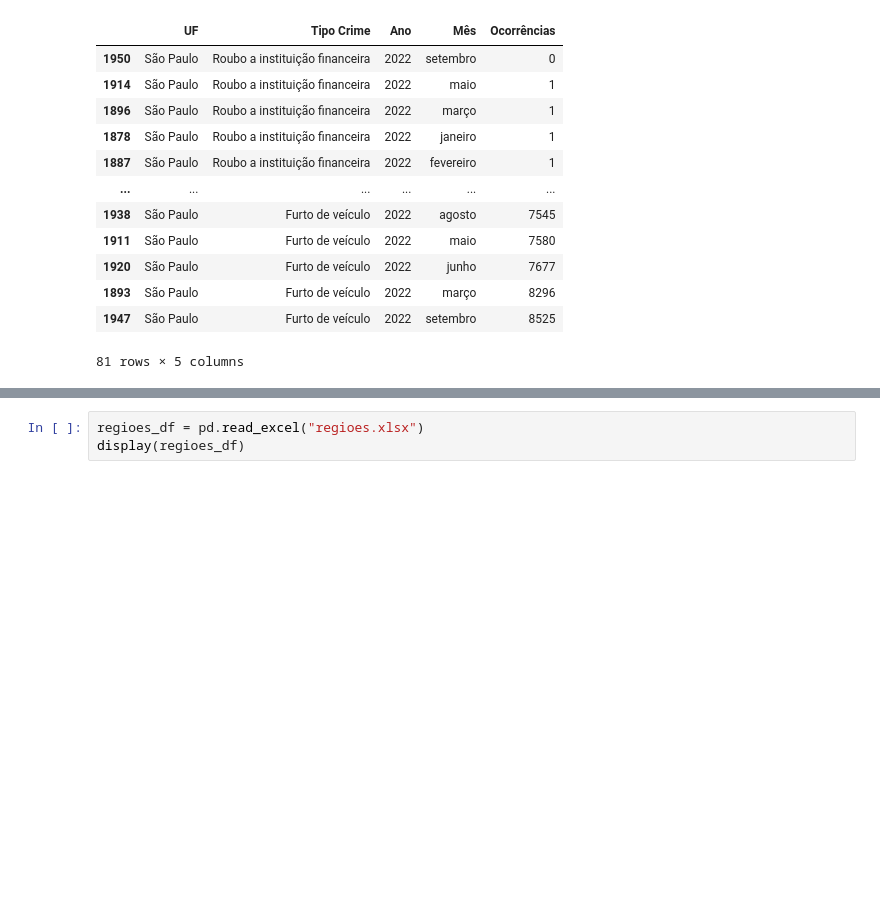
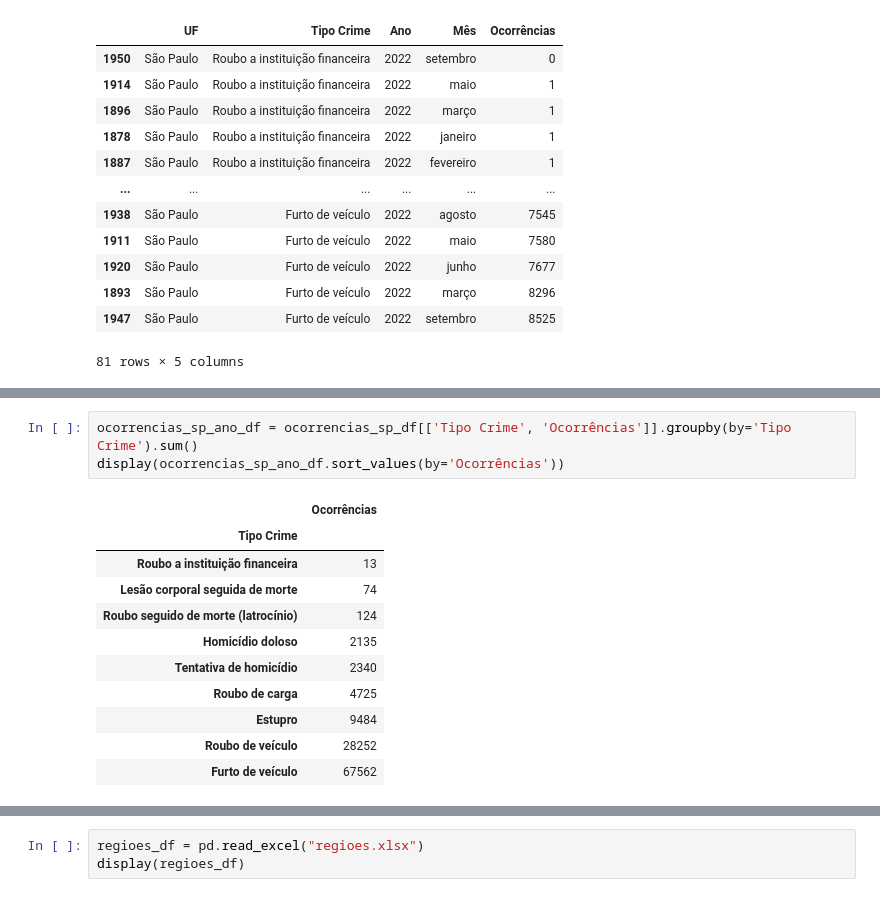
Before and after one commit to arislaoliveira/extensao-pandas, a Jupyter notebook: Avaliação.ipynb, the cells around one changed output, grey strips where cells are left out. Drawn from its saved outputs; the diff is of its cells as text; blank space fills up the shorter version.

```diff
--- a/Avaliação.ipynb
+++ b/Avaliação.ipynb
@@ -128,0 +151,15 @@ display(ocorrencias_sp_df.sort_values(by='Ocorrências'))
+# %%
+ocorrencias_sp_ano_df = ocorrencias_sp_df[['Tipo Crime', 'Ocorrências']].groupby(by='Tipo Crime').sum()
+display(ocorrencias_sp_ano_df.sort_values(by='Ocorrências'))
+# %% [output]
+|  | Ocorrências |
+| Tipo Crime |  |
+| Roubo a instituição financeira | 13 |
+| Lesão corporal seguida de morte | 74 |
+| Roubo seguido de morte (latrocínio) | 124 |
+| Homicídio doloso | 2135 |
+| Tentativa de homicídio | 2340 |
+| Roubo de carga | 4725 |
+| Estupro | 9484 |
+| Roubo de veículo | 28252 |
+| Furto de veículo | 67562 |
```
Also changed, not shown: parts of 5 cells of this notebook.
